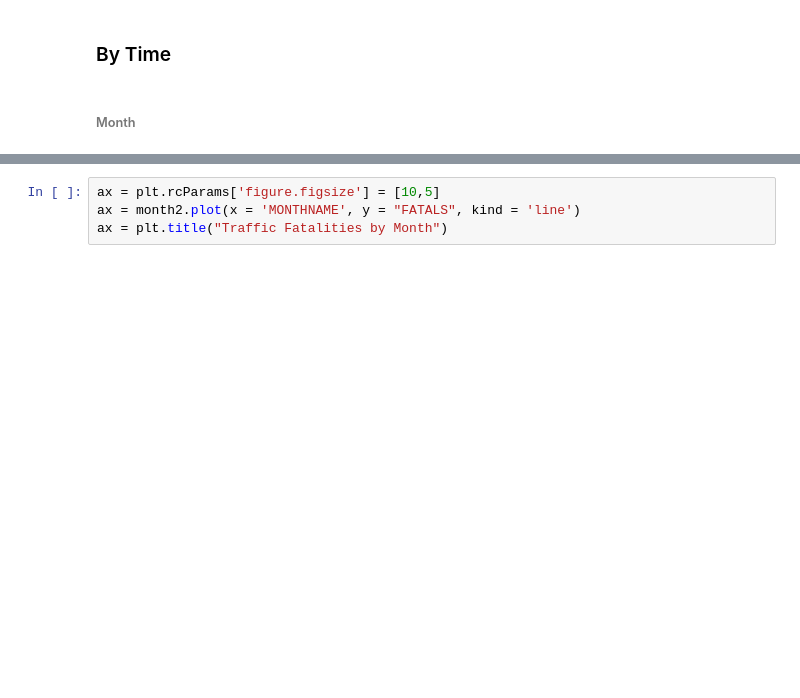
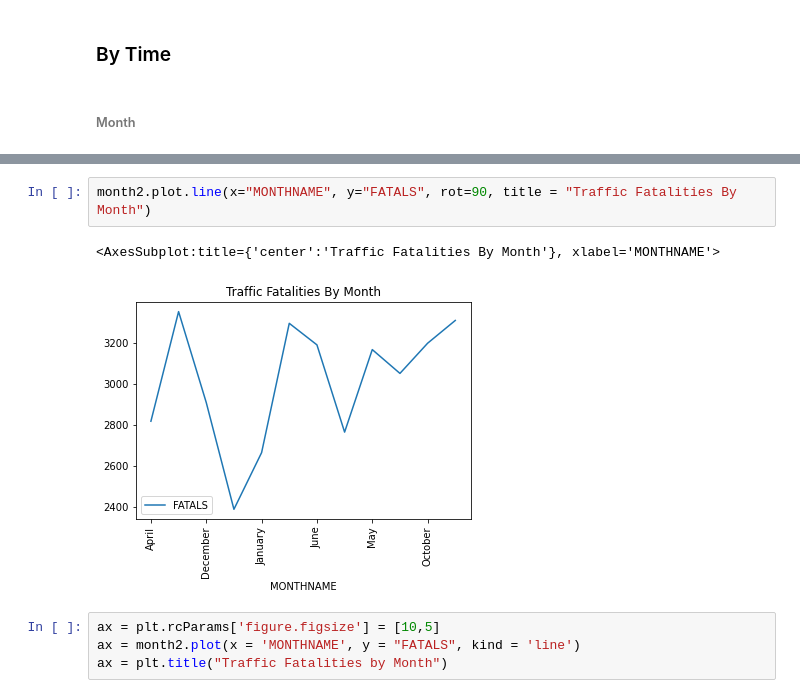
Before and after one commit to joshrrosen/PPOL564-Final-Project, a Jupyter notebook: MISC_Viz.ipynb, the cells around one changed output, grey strips where cells are left out. Saved outputs shown, nothing was run; the diff lists cells and outputs as text; blank space fills up the shorter version.

```diff
--- a/MISC_Viz.ipynb
+++ b/MISC_Viz.ipynb
@@ -153,3 +155,8 @@ month2.plot.bar(x="MONTHNAME", y="FATALS", rot=90, title = "Traffic Fatalities B
+# %%
+month2.plot.line(x="MONTHNAME", y="FATALS", rot=90, title = "Traffic Fatalities By Month")
+# %% [output]
+<AxesSubplot:title={'center':'Traffic Fatalities By Month'}, xlabel='MONTHNAME'>
+[figure, added]
 # %%
 ax = plt.rcParams['figure.figsize'] = [10,5]
 ax = month2.plot(x = 'MONTHNAME', y = "FATALS", kind = 'line')
```
Also changed, not shown: parts of 26 cells of this notebook.
